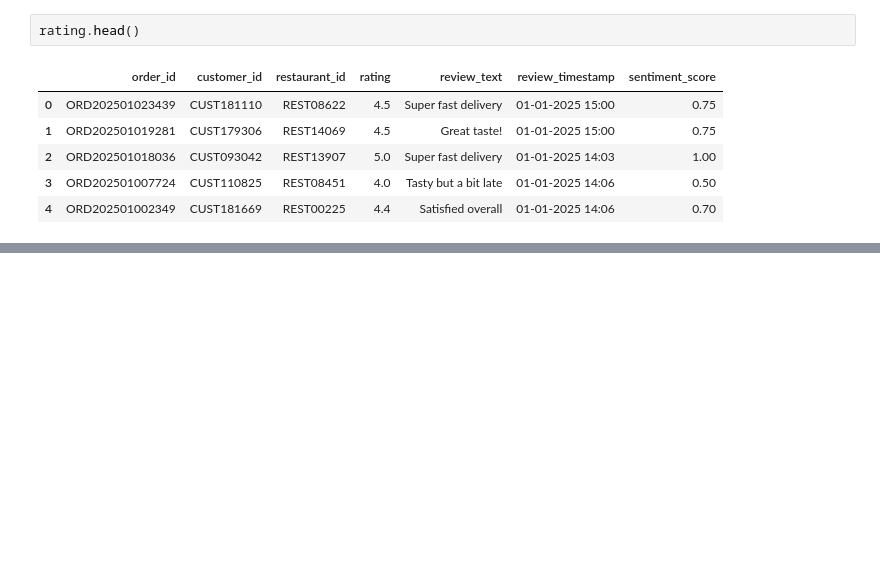
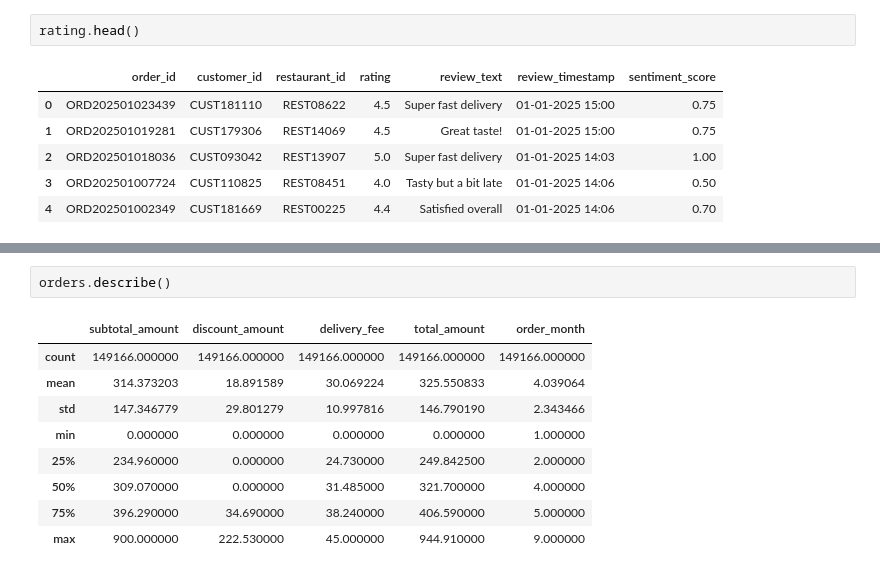
Before and after one commit to gauravvxv/QuickBite-Express-Crisis-Recovery, a Jupyter notebook: Notebook/QuickBite.ipynb, the cells around one changed output, grey strips where cells are left out. Saved outputs shown, nothing was run; the diff lists cells and outputs as text; blank space fills up the shorter version.

```diff
--- a/Notebook/QuickBite.ipynb
+++ b/Notebook/QuickBite.ipynb
@@ -174,0 +322,12 @@ rating.head()
+# %%
+orders.describe()
+# %% [output]
+|  | subtotal_amount | discount_amount | delivery_fee | total_amount | order_month |
+| count | 149166.000000 | 149166.000000 | 149166.000000 | 149166.000000 | 149166.000000 |
+| mean | 314.373203 | 18.891589 | 30.069224 | 325.550833 | 4.039064 |
+| std | 147.346779 | 29.801279 | 10.997816 | 146.790190 | 2.343466 |
+| min | 0.000000 | 0.000000 | 0.000000 | 0.000000 | 1.000000 |
+| 25% | 234.960000 | 0.000000 | 24.730000 | 249.842500 | 2.000000 |
+| 50% | 309.070000 | 0.000000 | 31.485000 | 321.700000 | 4.000000 |
+| 75% | 396.290000 | 34.690000 | 38.240000 | 406.590000 | 5.000000 |
+| max | 900.000000 | 222.530000 | 45.000000 | 944.910000 | 9.000000 |
```
Also changed, not shown: parts of 18 cells of this notebook.
